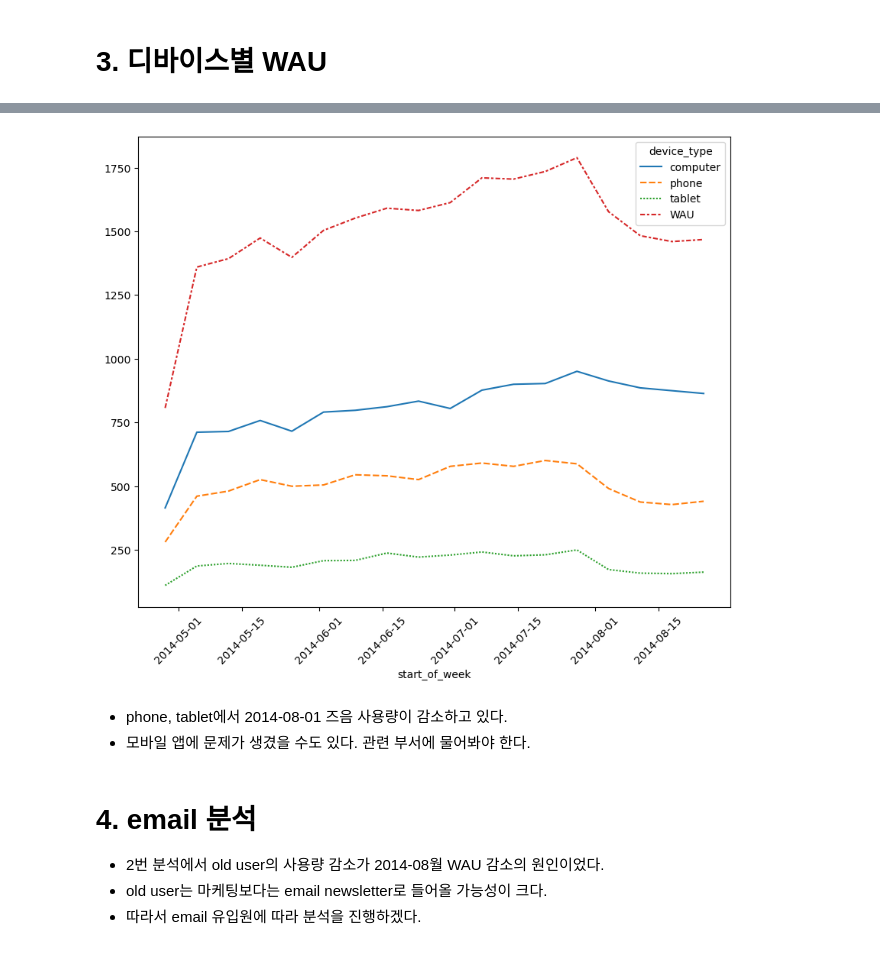
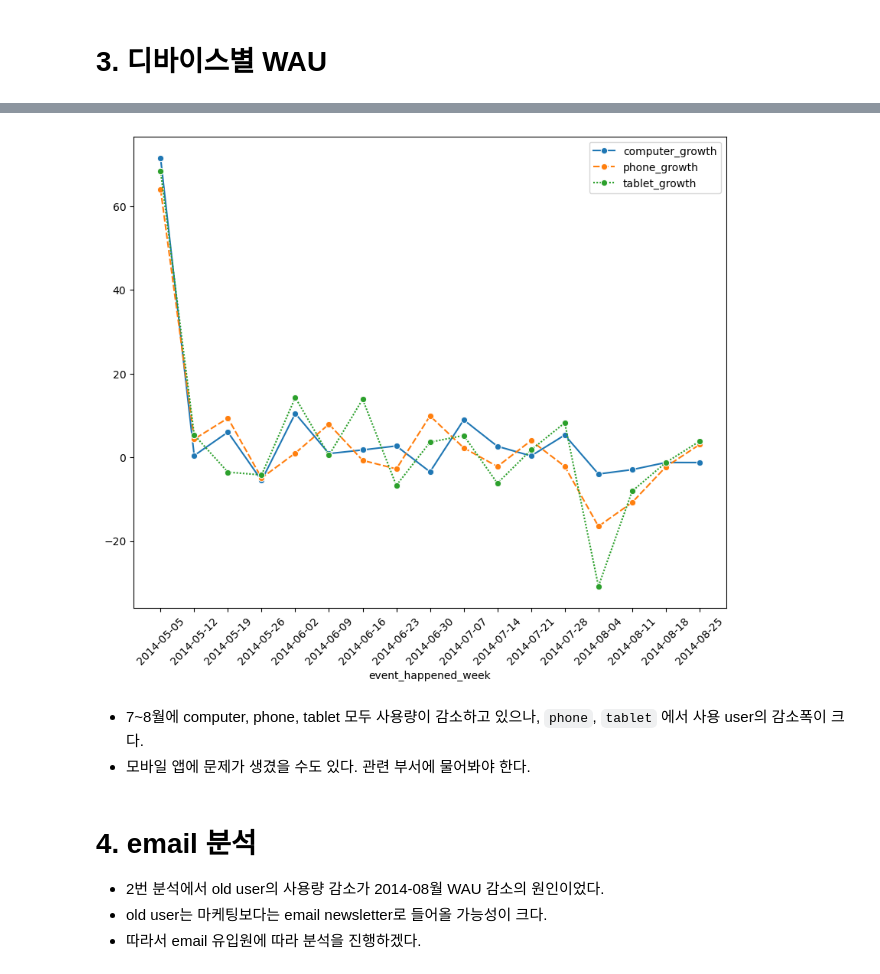
Before and after one commit to JeeyeonKim00/TIL, a Jupyter notebook: 데이터리안/01_UserEngagement하락분석/1_ User_Engagement_하락의_분석.ipynb, the cells around one changed output, grey strips where cells are left out. Drawn from its saved outputs; the diff is of its cells as text; code cells hidden in the pictures.

```diff
--- a/데이터리안/01_UserEngagement하락분석/1_ User_Engagement_하락의_분석.ipynb
+++ b/데이터리안/01_UserEngagement하락분석/1_ User_Engagement_하락의_분석.ipynb
@@ -587,5 +455,0 @@ test_df.head()
-# %%
-test_df['occurred_at'] = pd.to_datetime(test_df['occurred_at'], format='%Y-%m-%d %H:%M:%S')
-test_df['occurred_at'] = test_df['occurred_at'].dt.date
-test_df['start_of_week'] = test_df['occurred_at'] - pd.to_timedelta(test_df['occurred_at'].apply(lambda x: x.weekday()), unit='D')
-test_df
@@ -606,3 +455,0 @@ test_df
-# %%
-test_df.drop_duplicates(inplace=True)
-test_df.shape
@@ -657,0 +456,4 @@ test_pivot_df
+# %%
+test_pivot_df = test_df.pivot(index='event_happened_week', columns='device_type', values='user_cnt')
+test_pivot_df
+# test_group_df
@@ -657,0 +488,6 @@ test_pivot_df
+# %%
+growth_df = pd.DataFrame()
+growth_df['computer_growth'] = (test_pivot_df['computer']-test_pivot_df['computer'].shift(1))/test_pivot_df['computer'].shift(1)*100
+growth_df['phone_growth'] = (test_pivot_df['phone']-test_pivot_df['phone'].shift(1))/test_pivot_df['phone'].shift(1)*100
+growth_df['tablet_growth'] = (test_pivot_df['tablet']-test_pivot_df['tablet'].shift(1))/test_pivot_df['tablet'].shift(1)*100
+growth_df
@@ -658,12 +513,13 @@ test_pivot_df
 # %%
 plt.figure(figsize=(10,8))
-sns.lineplot(data=test_pivot_df)
+sns.lineplot(data=growth_df, marker='o')
+
 plt.xticks(rotation=45)
 plt.show()
 # %% [output]
-[figure, old version]
+[figure, new version]
 # %% [markdown]
-- phone, tablet에서 2014-08-01 즈음 사용량이 감소하고 있다.
+- 7~8월에 computer, phone, tablet 모두 사용량이 감소하고 있으나, `phone`, `tablet` 에서 사용 user의 감소폭이 크다.
 - 모바일 앱에 문제가 생겼을 수도 있다. 관련 부서에 물어봐야 한다.
 # %% [markdown]
 # 4. email 분석
```
Also changed, not shown: parts of 58 cells of this notebook.
